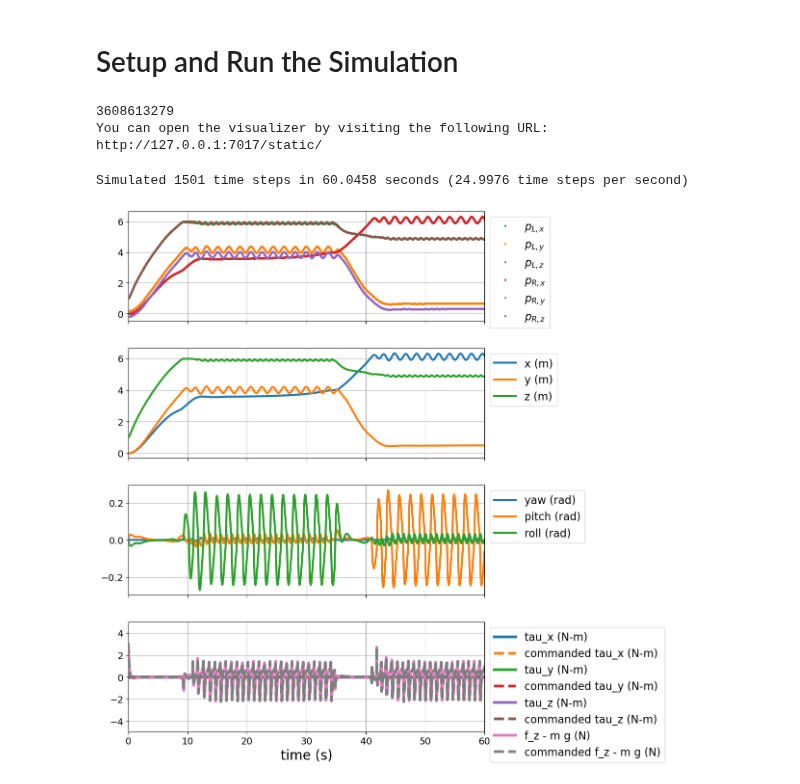
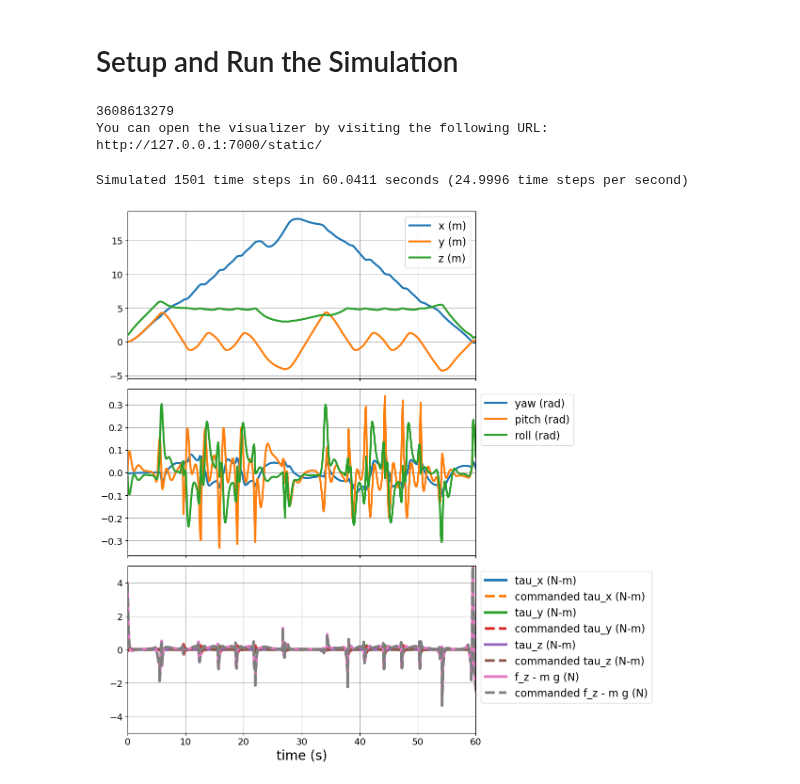
Before and after one commit to TheBestBot/ae353-sp25, a Jupyter notebook: projects/04_drone/runSim.ipynb, the cells around one changed output. Saved outputs shown, nothing was run; the diff lists cells and outputs as text; code cells hidden in the pictures.

```diff
--- a/projects/04_drone/runSim.ipynb
+++ b/projects/04_drone/runSim.ipynb
@@ -198,7 +198,7 @@ Matrix C:
 [[1.0, 0.0, 0.0, -0.175, 0.0, 0.0, 0.0, 0.0, 0.0, 0.0, 0.0, 0.0], [0.0, 1.0, 0.0, 0.0, 0.0, 0.0, 0.0, 0.0, 0.0, 0.0, 0.0, 0.0], [0.0, 0.0, 1.0, 0.0, -0.0, 0.175, 0.0, 0.0, 0.0, 0.0, 0.0, 0.0], [1.0, 0 ...
 # %%
 # Define weight matrices for LQR
-Q0 = np.eye(C.shape[0]) * 10000
+Q0 = np.eye(C.shape[0]) * 1
 R0 = np.eye(A.shape[0]) * 1
 
 O = C
@@ -242,13 +242,13 @@ simulator = ae353_drone.Simulator(seed=seed)
 
 simulator.add_view(
     'my_start_view',  # name of view (must be unique)
-    'start',          # type of view (start, top, right, left, or back)
+    'top',          # type of view (start, top, right, left, or back)
 )
 simulator.clear_drones()
 # %% [output]
 3608613279
 You can open the visualizer by visiting the following URL:
-http://127.0.0.1:7017/static/
+http://127.0.0.1:7000/static/
 # %%
 class Controller:
     def __init__(self, dt = 0.04):
@@ -291,9 +291,9 @@ class Controller:
         ##############################
 
         # Define parameters
-        k_att = 1.0
-        k_rep = 1.0
-        k_des = 1.0
+        k_att = 2.0
+        k_rep = 0.3
+        k_des = 2.5
         r_drone = 0.25  # <-- radius of a sphere that would completely contain each drone
         r_ring = 1.0    # <-- radius of each small ring
 
@@ -330,17 +330,23 @@ class Controller:
         grad_h_rep += - k_rep * (1 / d**2) * dgrad
         # n.dot(p - q)
         grad_h_rep += np.zeros(3)           # <-- REPLACE WITH YOUR CODE
-
+        #print(grad_h_rep)
         # Get desired position
         pdes = phat - k_des * (grad_h_att + grad_h_rep)
 
         ##############################
 
         # Make sure desired position is not too far away
-        emax = 1.
+        emax = 1.6
         if np.linalg.norm(pdes - phat) > emax:
             pdes = phat + emax * ((pdes - phat) / np.linalg.norm(pdes - phat))
 
+
+        if la.norm(pgoal - phat,ord=2) < .7:
+            #print('go thro')
+            pdes += dir_ring * .3
+
+        #print(la.norm(pdes - phat,ord=2))
         # Get desired state
         xdes = np.zeros(12)
         xdes[0:3] = pdes
@@ -445,22 +451,22 @@ simulator.run(
     print_debug=True,  # <-- if False, then nothing will be printed (good for data collection)
 )
 # %% [output]
-Simulated 1501 time steps in 60.0458 seconds (24.9976 time steps per second)
+Simulated 1501 time steps in 60.0411 seconds (24.9996 time steps per second)
 # %%
 data = simulator.get_data('template')
 # Create a figure with subplots that all share the same x-axis
-fig, (ax_meas, ax_pos, ax_ori, ax_act) = plt.subplots(4, 1, figsize=(12, 12), sharex=True)
+fig, (ax_pos, ax_ori, ax_act) = plt.subplots(3, 1, figsize=(12, 12), sharex=True)
 
 # Measurements
-ax_meas.plot(data['t'], data['pos_markers'][:, 0], '.', markersize=4, label=r'$p_{L, x}$')
-ax_meas.plot(data['t'], data['pos_markers'][:, 1], '.', markersize=4, label=r'$p_{L, y}$')
-ax_meas.plot(data['t'], data['pos_markers'][:, 2], '.', markersize=4, label=r'$p_{L, z}$')
-ax_meas.plot(data['t'], data['pos_markers'][:, 3], '.', markersize=4, label=r'$p_{R, x}$')
-ax_meas.plot(data['t'], data['pos_markers'][:, 4], '.', markersize=4, label=r'$p_{R, y}$')
-ax_meas.plot(data['t'], data['pos_markers'][:, 5], '.', markersize=4, label=r'$p_{R, z}$')
-ax_meas.grid()
-ax_meas.legend(fontsize=16, bbox_to_anchor=(1., 1.))
-ax_meas.tick_params(labelsize=14)
+# ax_meas.plot(data['t'], data['pos_markers'][:, 0], '.', markersize=4, label=r'$p_{L, x}$')
+# ax_meas.plot(data['t'], data['pos_markers'][:, 1], '.', markersize=4, label=r'$p_{L, y}$')
+# ax_meas.plot(data['t'], data['pos_markers'][:, 2], '.', markersize=4, label=r'$p_{L, z}$')
+# ax_meas.plot(data['t'], data['pos_markers'][:, 3], '.', markersize=4, label=r'$p_{R, x}$')
+# ax_meas.plot(data['t'], data['pos_markers'][:, 4], '.', markersize=4, label=r'$p_{R, y}$')
+# ax_meas.plot(data['t'], data['pos_markers'][:, 5], '.', markersize=4, label=r'$p_{R, z}$')
+# ax_meas.grid()
+# ax_meas.legend(fontsize=16, bbox_to_anchor=(1., 1.))
+# ax_meas.tick_params(labelsize=14)
 
 # Position
 ax_pos.plot(data['t'], data['p_x'], label='x (m)', linewidth=3, color='C0')
@@ -475,31 +481,31 @@ ax_ori.plot(data['t'], data['yaw'], label='yaw (rad)', linewidth=3)
 ax_ori.plot(data['t'], data['pitch'], label='pitch (rad)', linewidth=3)
 ax_ori.plot(data['t'], data['roll'], label='roll (rad)', linewidth=3)
 ax_ori.grid()
 ax_ori.legend(fontsize=16, bbox_to_anchor=(1., 1.))
 ax_ori.tick_params(labelsize=14)
 
 # Actuator commands
 ax_act.plot(data['t'], data['tau_x'], label='tau_x (N-m)', linewidth=4)
 ax_act.plot(data['t'], data['tau_x_cmd'], '--', label='commanded tau_x (N-m)', linewidth=4)
 ax_act.plot(data['t'], data['tau_y'], label='tau_y (N-m)', linewidth=4)
 ax_act.plot(data['t'], data['tau_y_cmd'], '--', label='commanded tau_y (N-m)', linewidth=4)
 ax_act.plot(data['t'], data['tau_z'], label='tau_z (N-m)', linewidth=4)
 ax_act.plot(data['t'], data['tau_z_cmd'], '--', label='commanded tau_z (N-m)', linewidth=4)
 ax_act.plot(data['t'], np.array(data['f_z']) - (0.5 * 9.81), label='f_z - m g (N)', linewidth=4)
 ax_act.plot(data['t'], np.array(data['f_z_cmd']) - (0.5 * 9.81), '--', label='commanded f_z - m g (N)', linewidth=4)
 ax_act.set_ylim(-5, 5)  # Set both y-limits
 ax_act.grid()
 ax_act.legend(fontsize=16, bbox_to_anchor=(1., 1.))
 ax_act.tick_params(labelsize=14)
 
 
 
 # Set shared x-axis properties
 ax_act.set_xlabel('time (s)', fontsize=20)
 ax_act.set_xlim([data['t'][0], data['t'][-1]])
 
 # Make the arrangement of subplots look nice
 fig.tight_layout()
 plt.show()
 # %% [output]
-[figure, old version]
+[figure, new version]
```
Also changed, not shown: parts of 3 cells of this notebook, 3 other files.
